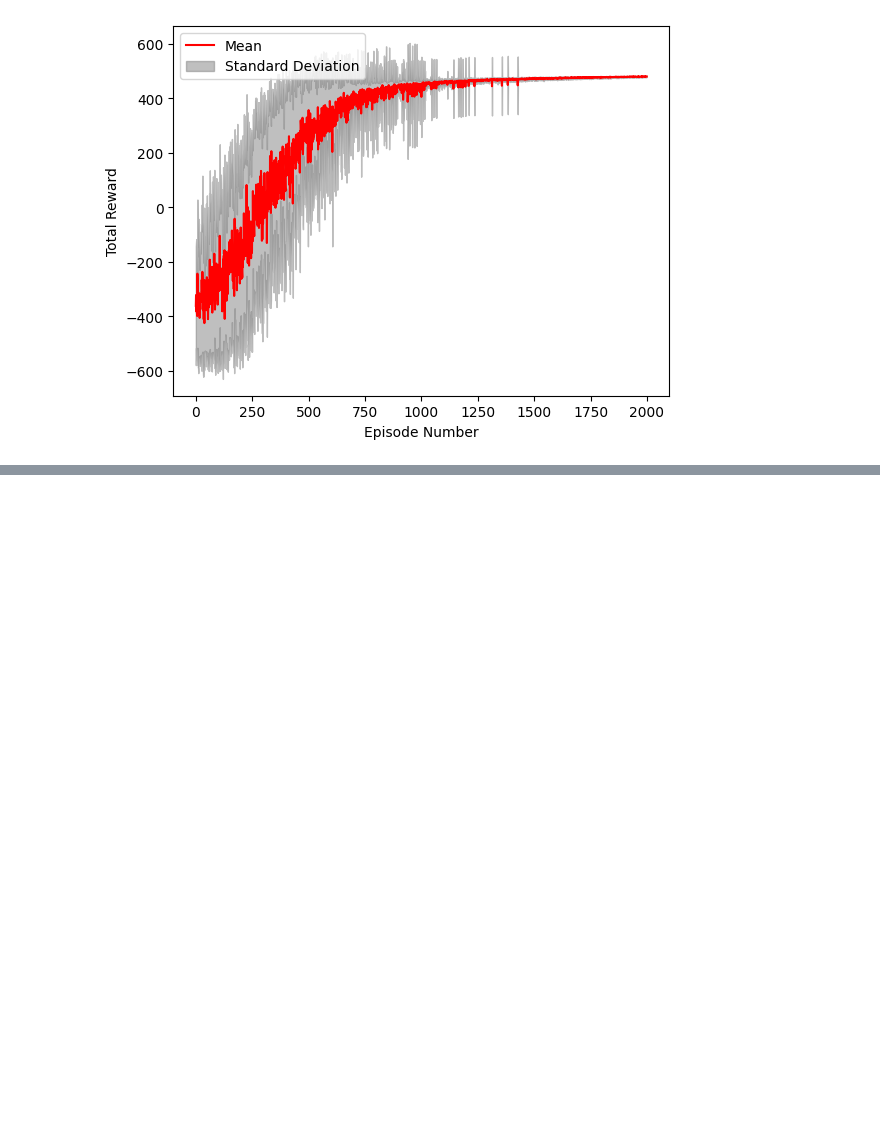
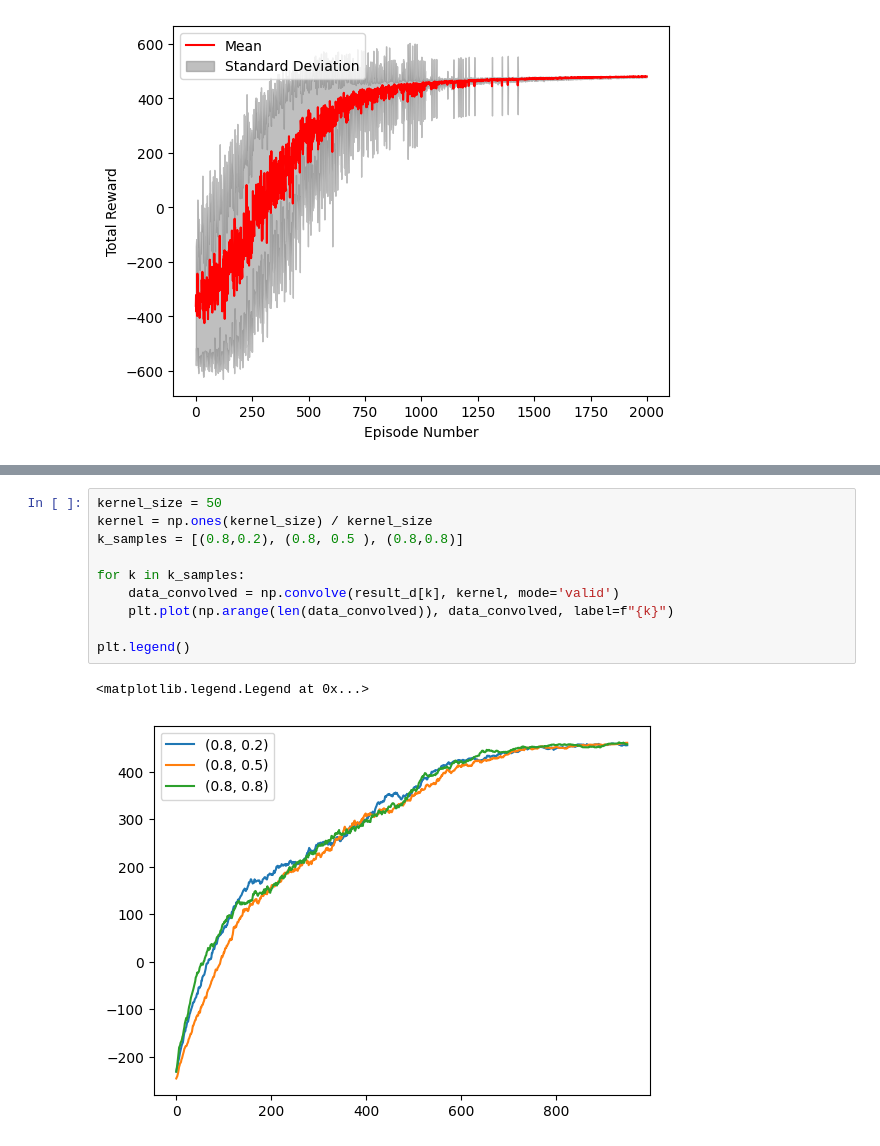
Before and after one commit to ohmdelta/rl_cw1, a Jupyter notebook: coursework_1_maze.ipynb, the cells around one changed output, grey strips where cells are left out. Cells and saved outputs as stored; diff of their text form; blank space fills up the shorter version.

```diff
--- a/coursework_1_maze.ipynb
+++ b/coursework_1_maze.ipynb
@@ -813,0 +865,13 @@ plt.legend()
+# %%
+kernel_size = 50
+kernel = np.ones(kernel_size) / kernel_size
+k_samples = [(0.8,0.2), (0.8, 0.5 ), (0.8,0.8)]
+
+for k in k_samples:
+    data_convolved = np.convolve(result_d[k], kernel, mode='valid')
+    plt.plot(np.arange(len(data_convolved)), data_convolved, label=f"{k}")
+
+plt.legend()
+# %% [output]
+<matplotlib.legend.Legend at 0x...>
+[figure, added]
```
Also changed, not shown: parts of 7 cells of this notebook, 5 other files.
